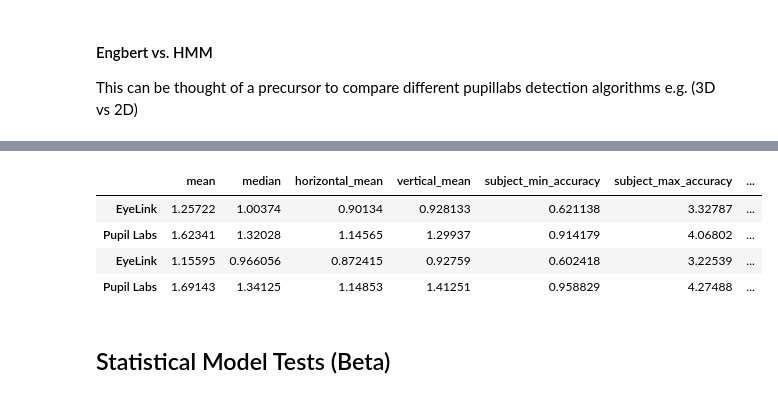
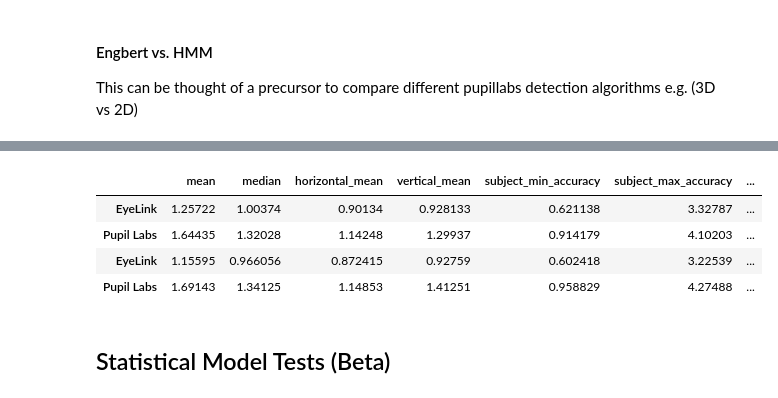
Before and after one commit to behinger/etcomp, a Jupyter notebook: code/be_main.ipynb, the cells around one changed output, grey strips where cells are left out. Saved outputs shown, nothing was run; the diff lists cells and outputs as text; code cells hidden in the pictures.

```diff
--- a/code/be_main.ipynb
+++ b/code/be_main.ipynb
@@ -66,7 +71,11 @@ import CALIBRATION
+# %%
+#algorithm = 'hmmnosmooth_'
+algorithm = '' # EM-algorithm
+#algorithm = 'hmm_'
 # %% [markdown]
 ## Load Data
 # %%
-(etsamples,etmsgs,etevents) = be_load.load_data()
+(etsamples,etmsgs,etevents) = be_load.load_data(algorithm=algorithm)
 # %% [output]
 warning: removing DC offset of time-points (to semi align eyetrackers t=0)
 loading subject VP1 with et el
@@ -92,3 +101,12 @@ print("There are %i subjects"%(etsamples.subject.unique().shape))
 ['VP1' 'VP2' 'VP3' 'VP4' 'VP11' 'VP12' 'VP14' 'VP15' 'VP19' 'VP20' 'VP22'
  'VP23' 'VP24' 'VP25' 'VP26']
 There are 15 subjects
+# %%
+if algorithm == 'hmm':
+    # hmm has a very low threshold to detect smooth pursuit. We therefore use for the grid the nosmooth run of hmm
+    (etsamples_grid,etmsgs_grid,etevents_grid) = be_load.load_data(algorithm='hmmnosmooth_')
+else:
+    # in all other cases, the '..._grid' is an alias
+    etsamples_grid = etsamples
+    etmsgs_grid = etmsgs
+    etevents_grid = etevents
@@ -248,8 +375,22 @@ FigureCanvasNbAgg()
 #### Engbert vs. HMM
 This can be thought of a precursor to compare different pupillabs detection algorithms e.g. (3D vs 2D)
 # %%
-(etsamples_engbert,etmsgs_engbert,etevents_engbert) = be_load.load_data(algorithm='')
-raw_large_grid_df_engbert = condition_df.get_condition_df(data=(etsamples_engbert,etmsgs_engbert,etevents_engbert),condition='LARGE_GRID')
+if algorithm == '':
+    etsamples_engbert = etsamples
+    etmsgs_engbert = etmsgs
+    etevents_engbert = etevents
+    raw_large_grid_df_engbert = raw_large_grid_df
+
+    (etsamples_hmm,etmsgs_hmm,etevents_hmm) = be_load.load_data(algorithm='hmmnosmooth_')
+    raw_large_grid_df_hmm = condition_df.get_condition_df(data=(etsamples_hmm,etmsgs_hmm,etevents_hmm),condition='LARGE_GRID')
+else:
+    etsamples_hmm = etsamples
+    etmsgs_hmm = etmsgs
+    etevents_hmm = etevents
+    raw_large_grid_df_hmm = raw_large_grid_df
+
+    (etsamples_engbert,etmsgs_engbert,etevents_engbert) = be_load.load_data(algorithm='')
+    raw_large_grid_df_engbert = condition_df.get_condition_df(data=(etsamples_engbert,etmsgs_engbert,etevents_engbert),condition='LARGE_GRID')
 # %% [output]
 warning: removing DC offset of time-points (to semi align eyetrackers t=0)
 loading subject VP1 with et el
@@ -271,12 +412,12 @@ loading subject VP12 with et el
 # %%
 GRID_accuracy_table = pd.concat(
-    [LARGE_GRID.make_table_accuracy(raw_large_grid_df).assign(        algorithm='hmm_nosmooth'),
+    [LARGE_GRID.make_table_accuracy(raw_large_grid_df_hmm).assign(    algorithm='hmm_nosmooth'),
      LARGE_GRID.make_table_accuracy(raw_large_grid_df_engbert).assign(algorithm='engbert'     )])
 GRID_accuracy_table
 # %% [output]
 |  | mean | median | horizontal_mean | vertical_mean | subject_min_accuracy | subject_max_accuracy | ... |
 | EyeLink | 1.25722 | 1.00374 | 0.90134 | 0.928133 | 0.621138 | 3.32787 | ... |
-| Pupil Labs | 1.62341 | 1.32028 | 1.14565 | 1.29937 | 0.914179 | 4.06802 | ... |
+| Pupil Labs | 1.64435 | 1.32028 | 1.14248 | 1.29937 | 0.914179 | 4.10203 | ... |
 | EyeLink | 1.15595 | 0.966056 | 0.872415 | 0.92759 | 0.602418 | 3.22539 | ... |
 | Pupil Labs | 1.69143 | 1.34125 | 1.14853 | 1.41251 | 0.958829 | 4.27488 | ... |
 # %% [markdown]
```
Also changed, not shown: parts of 87 cells of this notebook.
